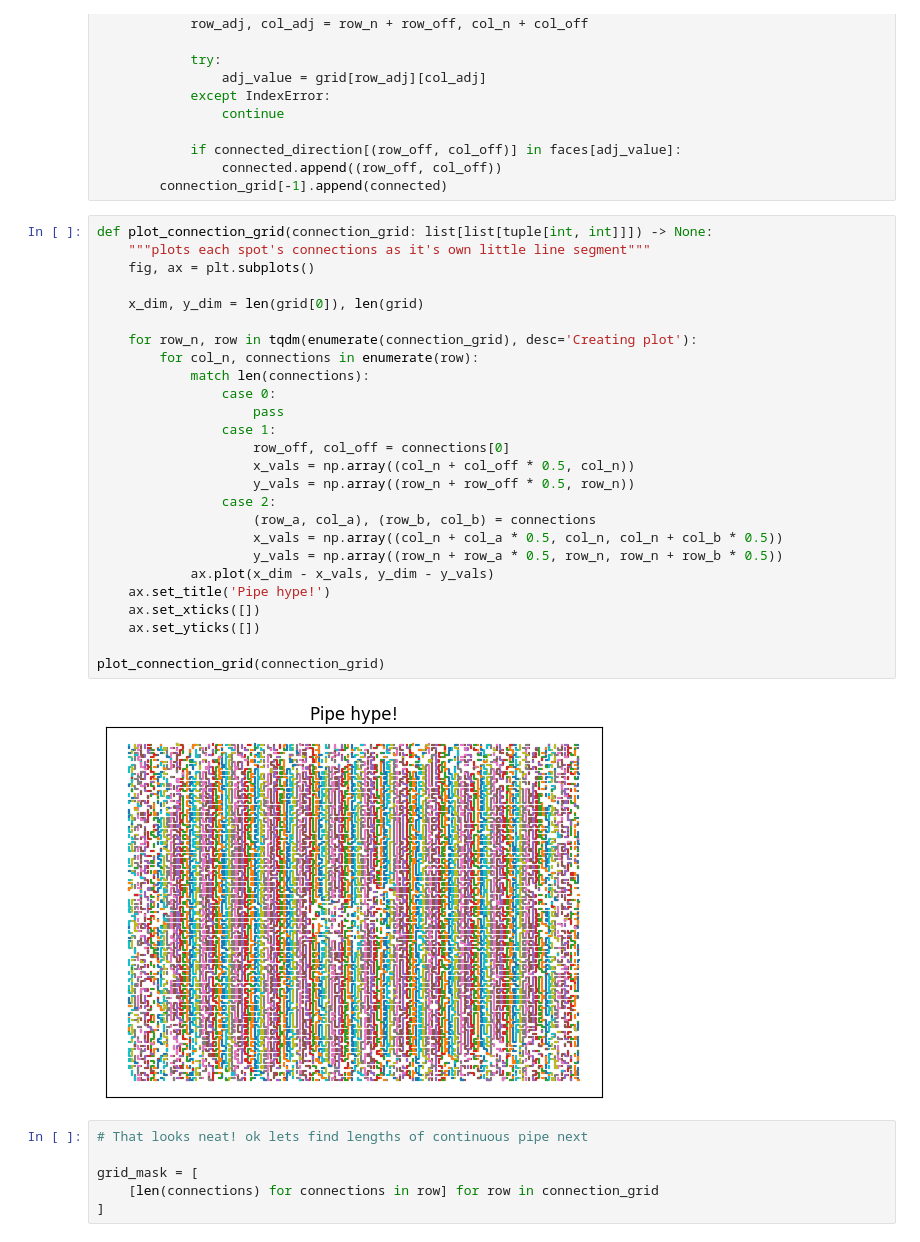
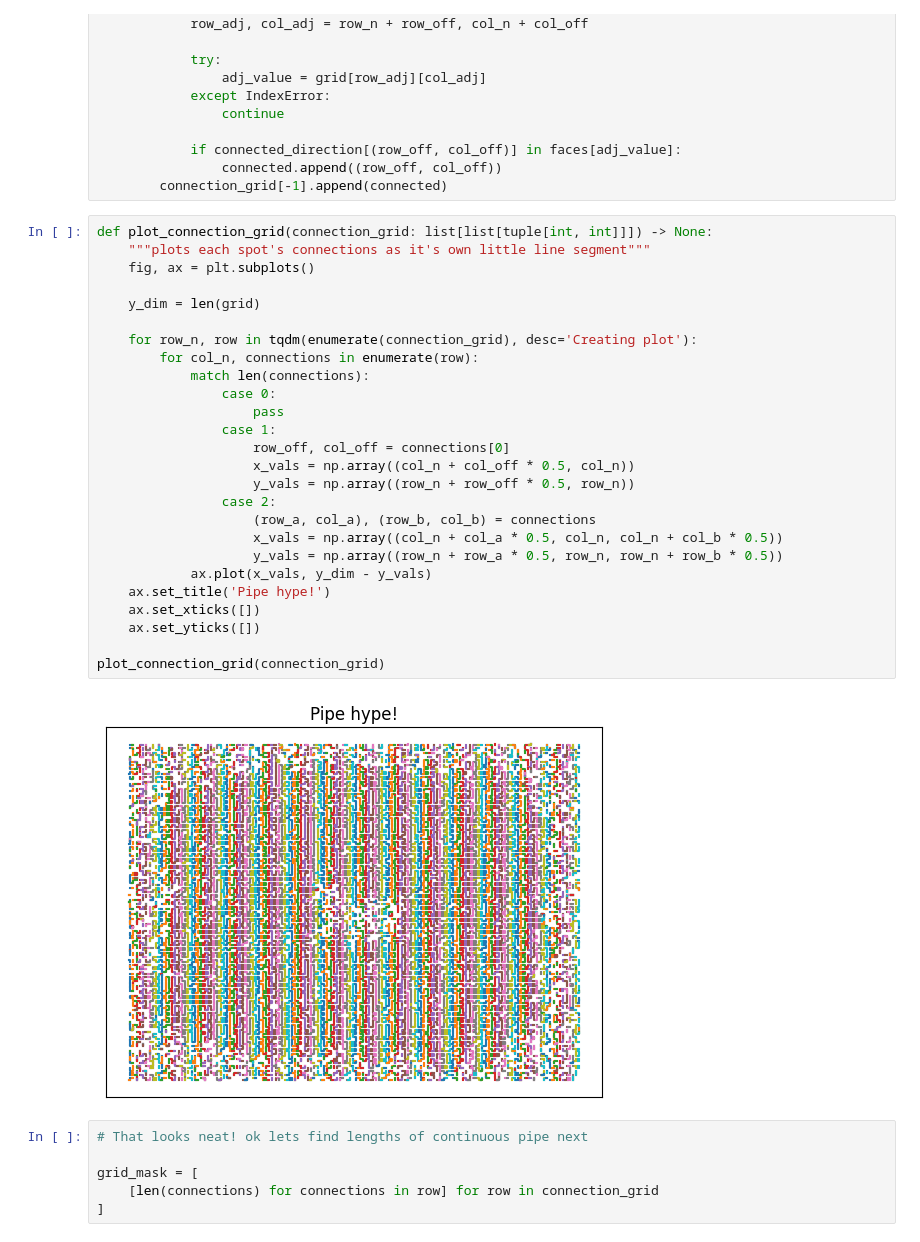
Before and after one commit to nouseforkeys/advent-of-code-23, a Jupyter notebook: day_10.ipynb, the cells around one changed output. Cells and saved outputs as stored; diff of their text form.

Commit message:
fixed day 10 plots - line plots were flipped in x

```diff
--- a/day_10.ipynb
+++ b/day_10.ipynb
@@ -67,31 +67,31 @@ for row_n, row in tqdm(enumerate(grid), desc='Finding connections'):
 # %%
 def plot_connection_grid(connection_grid: list[list[tuple[int, int]]]) -> None:
     """plots each spot's connections as it's own little line segment"""
     fig, ax = plt.subplots()
 
-    x_dim, y_dim = len(grid[0]), len(grid)
+    y_dim = len(grid)
 
     for row_n, row in tqdm(enumerate(connection_grid), desc='Creating plot'):
         for col_n, connections in enumerate(row):
             match len(connections):
                 case 0:
                     pass
                 case 1:
                     row_off, col_off = connections[0]
                     x_vals = np.array((col_n + col_off * 0.5, col_n))
                     y_vals = np.array((row_n + row_off * 0.5, row_n))
                 case 2:
                     (row_a, col_a), (row_b, col_b) = connections
                     x_vals = np.array((col_n + col_a * 0.5, col_n, col_n + col_b * 0.5))
                     y_vals = np.array((row_n + row_a * 0.5, row_n, row_n + row_b * 0.5))
-            ax.plot(x_dim - x_vals, y_dim - y_vals)
+            ax.plot(x_vals, y_dim - y_vals)
     ax.set_title('Pipe hype!')
     ax.set_xticks([])
     ax.set_yticks([])
 
 plot_connection_grid(connection_grid)
 # %% [output]
-[figure, old version]
+[figure, new version]
 # %%
 # That looks neat! ok lets find lengths of continuous pipe next
 
```
Also changed, not shown: parts of 2 cells of this notebook.
